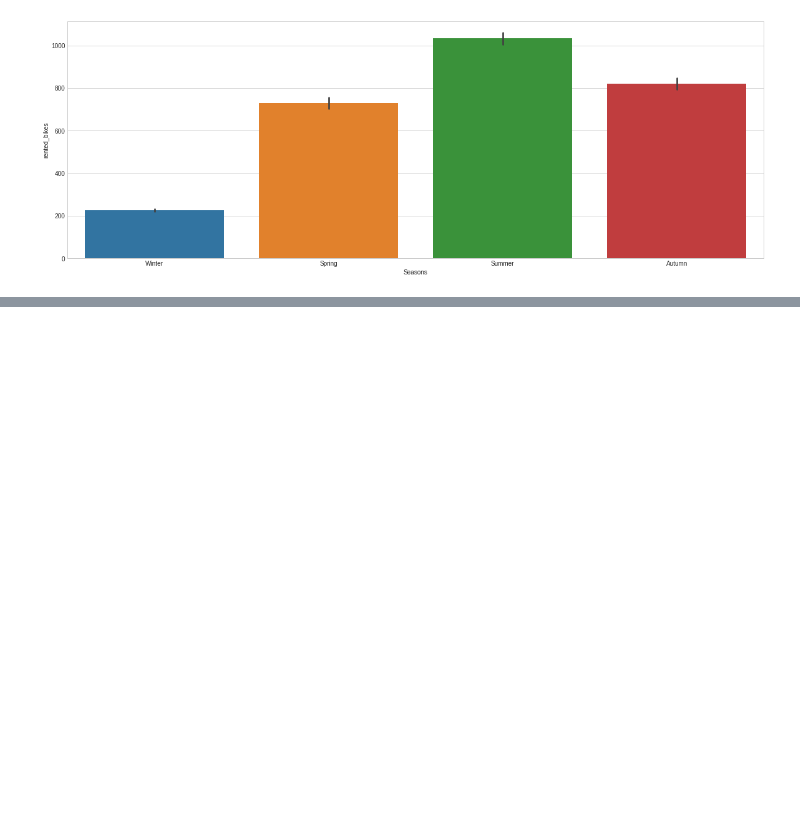
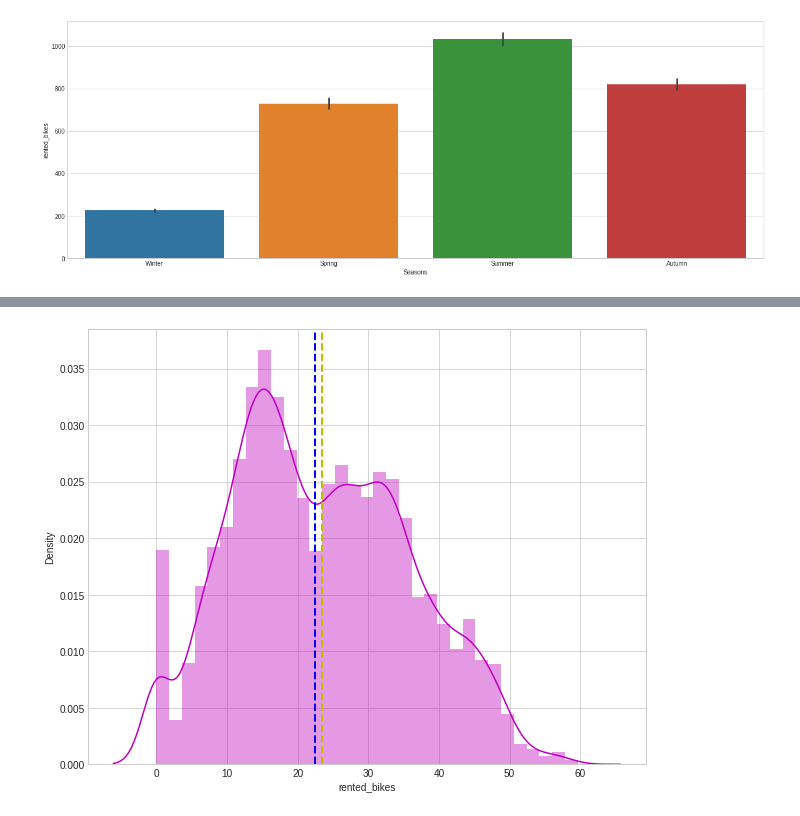
Before and after one commit to nishigandha2/Bike-Sharing-Demand-Prediction, a Jupyter notebook: Copy_of_Bike_Sharing_Demand_Prediction_ML_Regression_Capstone_Project.ipynb, the cells around one changed output, grey strips where cells are left out. Saved outputs shown, nothing was run; the diff lists cells and outputs as text; code cells hidden in the pictures; blank space fills up the shorter version.

```diff
--- a/Copy_of_Bike_Sharing_Demand_Prediction_ML_Regression_Capstone_Project.ipynb
+++ b/Copy_of_Bike_Sharing_Demand_Prediction_ML_Regression_Capstone_Project.ipynb
@@ -390,0 +419,13 @@ for col in temp_list:
+# %%
+#Let's apply square root to reduce skewness
+#Remove the skewness
+plt.figure(figsize=(10,8))
+plt.xlabel('Rented Bike Count')
+#plt.ylabel('Density')
+ax=sns.distplot(np.sqrt(df['rented_bikes']),color="m")
+ax.axvline(np.sqrt(df['rented_bikes']).mean(), color='y', linestyle='dashed', linewidth=2)
+ax.axvline(np.sqrt(df['rented_bikes']).median(), color='b', linestyle='dashed', linewidth=2)
+
+plt.show()
+# %% [output]
+[figure, added]
```
Also changed, not shown: parts of 10 cells of this notebook.
